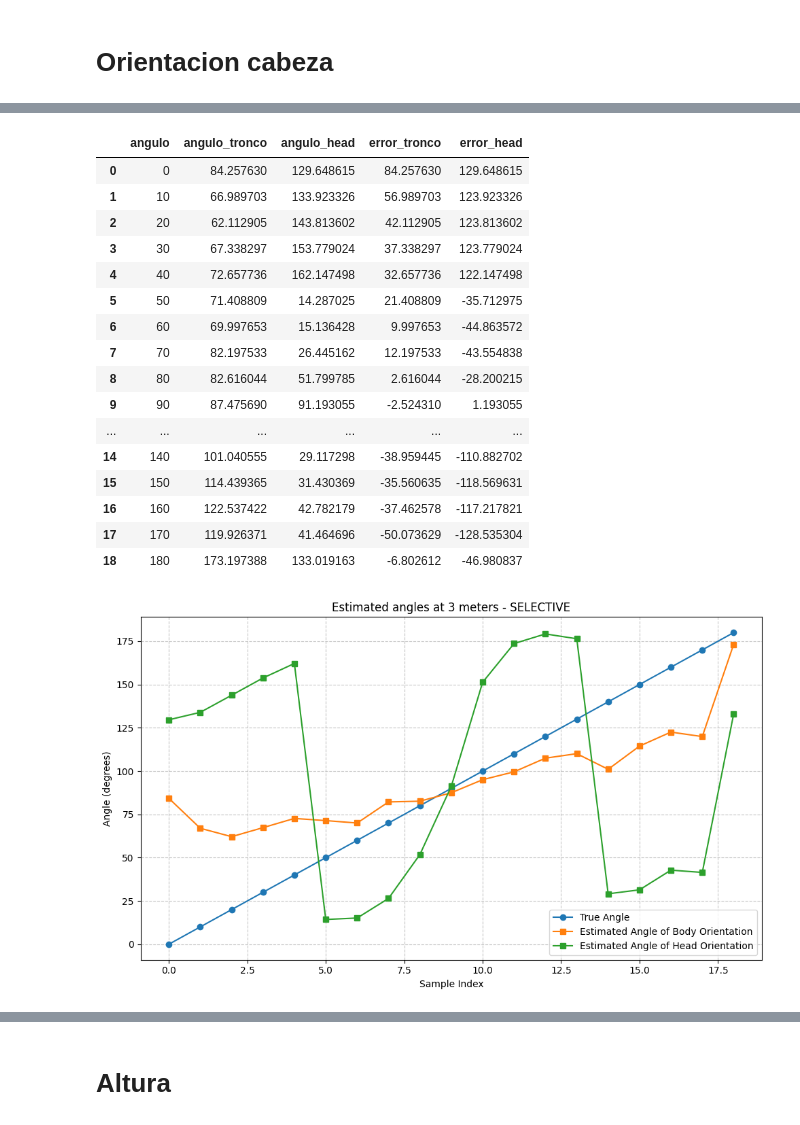
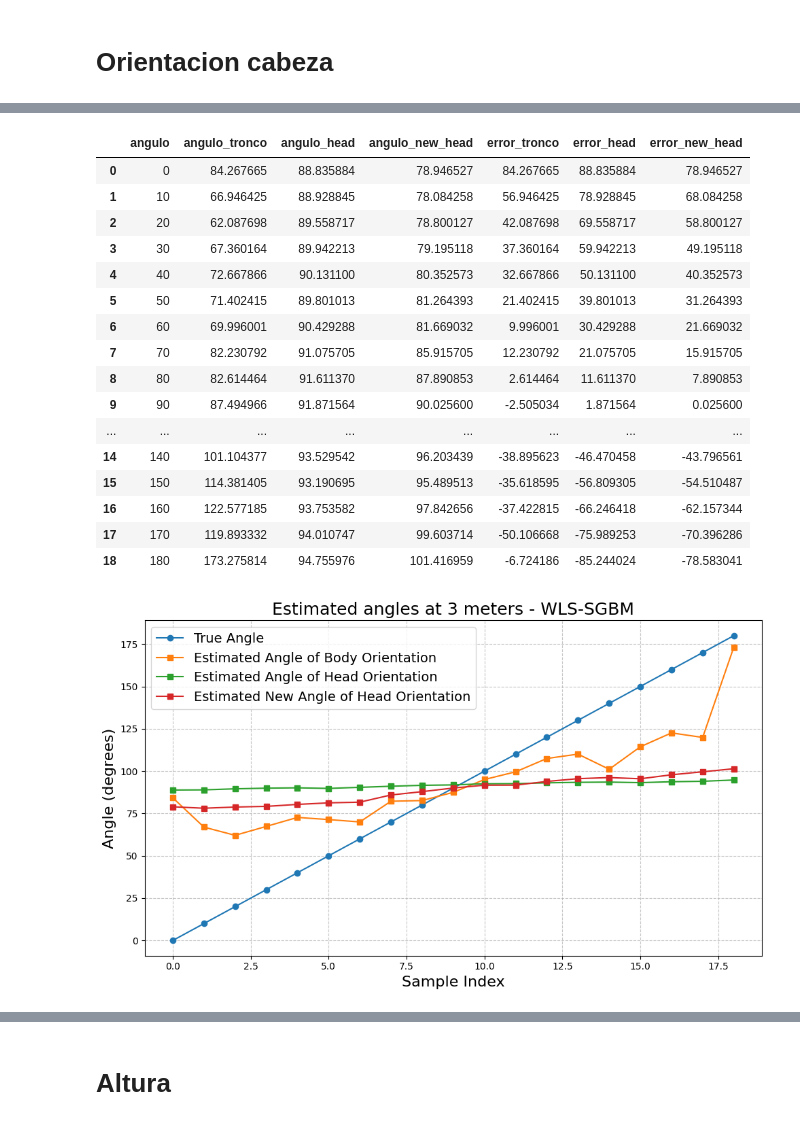
Before and after one commit to stevenaraujo98/integracion_pcl, a Jupyter notebook: get_res.ipynb, the cells around one changed output, grey strips where cells are left out. Cells and saved outputs as stored; diff of their text form; code cells hidden in the pictures.

```diff
--- a/get_res.ipynb
+++ b/get_res.ipynb
@@ -36,6 +38,6 @@ json = {"formas": {"3": {"300": {"C": [{"result": "l", "confidence": "94.6661829
 # %%
 method = "WLS-SGBM"
-method = "SELECTIVE"
+# method = "SELECTIVE-IGEV"
 # %% [markdown]
 # Formas
 # %%
@@ -727,14 +729,17 @@ for key in val_orientacion["200"].keys():
     if val_orientacion_cabeza["200"][key]:
         angulo_tronco = val_orientacion_cabeza["200"][key][0]["angulo_tronco"]
         angulo_head = val_orientacion_cabeza["200"][key][0]["angulo_head"]
+        angulo_new_head = val_orientacion_cabeza["200"][key][0]["angulo_new_head"]
     else:
         angulo_tronco = 0
         angulo_head = 0
+        angulo_new_head = 0
 
     data.append({
         "angulo": key,
         "angulo_tronco": angulo_tronco,
-        "angulo_head": angulo_head
+        "angulo_head": angulo_head,
+        "angulo_new_head": angulo_new_head
     })
 
 df_orientaciones_cabeza_200 = pd.DataFrame(data)
@@ -746,14 +751,17 @@ for key in val_orientacion["300"].keys():
     if val_orientacion_cabeza["300"][key]:
         angulo_tronco = val_orientacion_cabeza["300"][key][0]["angulo_tronco"]
         angulo_head = val_orientacion_cabeza["300"][key][0]["angulo_head"]
+        angulo_new_head = val_orientacion_cabeza["300"][key][0]["angulo_new_head"]
     else:
         angulo_tronco = 0
         angulo_head = 0
+        angulo_new_head = 0
 
     data.append({
         "angulo": key,
         "angulo_tronco": angulo_tronco,
-        "angulo_head": angulo_head
+        "angulo_head": angulo_head,
+        "angulo_new_head": angulo_new_head
     })
 
 df_orientaciones_cabeza_300 = pd.DataFrame(data)
@@ -765,14 +773,17 @@ for key in val_orientacion["400"].keys():
     if val_orientacion_cabeza["400"][key]:
         angulo_tronco = val_orientacion_cabeza["400"][key][0]["angulo_tronco"]
         angulo_head = val_orientacion_cabeza["400"][key][0]["angulo_head"]
+        angulo_new_head = val_orientacion_cabeza["400"][key][0]["angulo_new_head"]
     else:
         angulo_tronco = 0
         angulo_head = 0
+        angulo_new_head = 0
 
     data.append({
         "angulo": key,
         "angulo_tronco": angulo_tronco,
-        "angulo_head": angulo_head
+        "angulo_head": angulo_head,
+        "angulo_new_head": angulo_new_head
     })
 
 df_orientaciones_cabeza_400 = pd.DataFrame(data)
@@ -873,51 +887,53 @@ df_orientaciones_cabeza_300
 # %%
 df_orientaciones_cabeza_300["error_tronco"] = df_orientaciones_cabeza_300["angulo_tronco"] - df_orientaciones_cabeza_300["angulo"].astype(int)
 df_orientaciones_cabeza_300["error_head"] = df_orientaciones_cabeza_300["angulo_head"] - df_orientaciones_cabeza_300["angulo"].astype(int)
+df_orientaciones_cabeza_300["error_new_head"] = df_orientaciones_cabeza_300["angulo_new_head"] - df_orientaciones_cabeza_300["angulo"].astype(int)
 df_orientaciones_cabeza_300
 # %% [output]
-|  | angulo | angulo_tronco | angulo_head | error_tronco | error_head |
-| 0 | 0 | 84.257630 | 129.648615 | 84.257630 | 129.648615 |
-| 1 | 10 | 66.989703 | 133.923326 | 56.989703 | 123.923326 |
-| 2 | 20 | 62.112905 | 143.813602 | 42.112905 | 123.813602 |
-| 3 | 30 | 67.338297 | 153.779024 | 37.338297 | 123.779024 |
-| 4 | 40 | 72.657736 | 162.147498 | 32.657736 | 122.147498 |
-| 5 | 50 | 71.408809 | 14.287025 | 21.408809 | -35.712975 |
-| 6 | 60 | 69.997653 | 15.136428 | 9.997653 | -44.863572 |
-| 7 | 70 | 82.197533 | 26.445162 | 12.197533 | -43.554838 |
-| 8 | 80 | 82.616044 | 51.799785 | 2.616044 | -28.200215 |
-| 9 | 90 | 87.475690 | 91.193055 | -2.524310 | 1.193055 |
-| ... | ... | ... | ... | ... | ... |
-| 14 | 140 | 101.040555 | 29.117298 | -38.959445 | -110.882702 |
-| 15 | 150 | 114.439365 | 31.430369 | -35.560635 | -118.569631 |
-| 16 | 160 | 122.537422 | 42.782179 | -37.462578 | -117.217821 |
-| 17 | 170 | 119.926371 | 41.464696 | -50.073629 | -128.535304 |
-| 18 | 180 | 173.197388 | 133.019163 | -6.802612 | -46.980837 |
+|  | angulo | angulo_tronco | angulo_head | angulo_new_head | error_tronco | error_head | error_new_head |
+| 0 | 0 | 84.267665 | 88.835884 | 78.946527 | 84.267665 | 88.835884 | 78.946527 |
+| 1 | 10 | 66.946425 | 88.928845 | 78.084258 | 56.946425 | 78.928845 | 68.084258 |
+| 2 | 20 | 62.087698 | 89.558717 | 78.800127 | 42.087698 | 69.558717 | 58.800127 |
+| 3 | 30 | 67.360164 | 89.942213 | 79.195118 | 37.360164 | 59.942213 | 49.195118 |
+| 4 | 40 | 72.667866 | 90.131100 | 80.352573 | 32.667866 | 50.131100 | 40.352573 |
+| 5 | 50 | 71.402415 | 89.801013 | 81.264393 | 21.402415 | 39.801013 | 31.264393 |
+| 6 | 60 | 69.996001 | 90.429288 | 81.669032 | 9.996001 | 30.429288 | 21.669032 |
+| 7 | 70 | 82.230792 | 91.075705 | 85.915705 | 12.230792 | 21.075705 | 15.915705 |
+| 8 | 80 | 82.614464 | 91.611370 | 87.890853 | 2.614464 | 11.611370 | 7.890853 |
+| 9 | 90 | 87.494966 | 91.871564 | 90.025600 | -2.505034 | 1.871564 | 0.025600 |
+| ... | ... | ... | ... | ... | ... | ... | ... |
+| 14 | 140 | 101.104377 | 93.529542 | 96.203439 | -38.895623 | -46.470458 | -43.796561 |
+| 15 | 150 | 114.381405 | 93.190695 | 95.489513 | -35.618595 | -56.809305 | -54.510487 |
+| 16 | 160 | 122.577185 | 93.753582 | 97.842656 | -37.422815 | -66.246418 | -62.157344 |
+| 17 | 170 | 119.893332 | 94.010747 | 99.603714 | -50.106668 | -75.989253 | -70.396286 |
+| 18 | 180 | 173.275814 | 94.755976 | 101.416959 | -6.724186 | -85.244024 | -78.583041 |
 # %%
 # Crear la figura y los ejes
 fig, ax = plt.subplots(figsize=(10, 6))
 
 # Graficar ambas líneas
 ax.plot(df_orientaciones_cabeza_300.index, df_orientaciones_cabeza_300["angulo"].astype(int), label='True Angle', marker='o')
 ax.plot(df_orientaciones_cabeza_300.index, df_orientaciones_cabeza_300["angulo_tronco"], label='Estimated Angle of Body Orientation', marker='s')
 ax.plot(df_orientaciones_cabeza_300.index, df_orientaciones_cabeza_300["angulo_head"], label='Estimated Angle of Head Orientation', marker='s')
+ax.plot(df_orientaciones_cabeza_300.index, df_orientaciones_cabeza_300["angulo_new_head"], label='Estimated New Angle of Head Orientation', marker='s')
 
 
 # Configurar el título y las etiquetas de los ejes
-ax.set_title('Estimated angles at 3 meters - ' + method)
-ax.set_xlabel('Sample Index')
-ax.set_ylabel('Angle (degrees)')
+ax.set_title('Estimated angles at 3 meters - ' + method, fontsize=18)
+ax.set_xlabel('Sample Index', fontsize=16)
+ax.set_ylabel('Angle (degrees)', fontsize=16)
 
 # Añadir una leyenda
-ax.legend()
+ax.legend(fontsize=14)
 
 # Añadir una cuadrícula para mejor lectura
 ax.grid(True, linestyle='--', alpha=0.7)
 
 # Ajustar el diseño y mostrar la gráfica
 plt.tight_layout()
 plt.show()
 # %% [output]
-[figure, old version]
+[figure, new version]
 # %%
 df_orientaciones_cabeza_400
 # %% [output]
```
Also changed, not shown: parts of 38 cells of this notebook, 7 other files.
